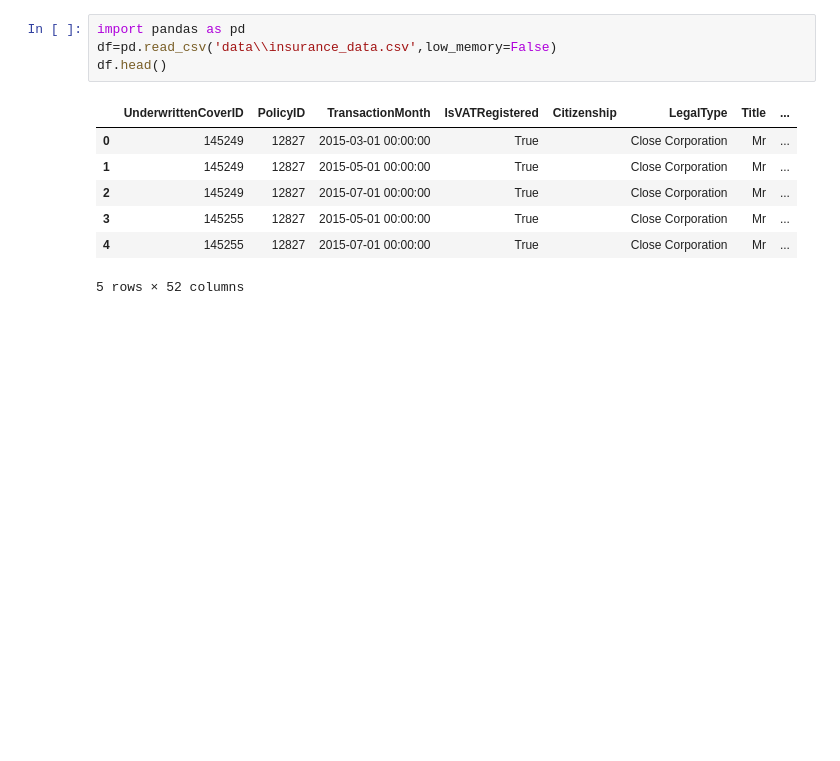
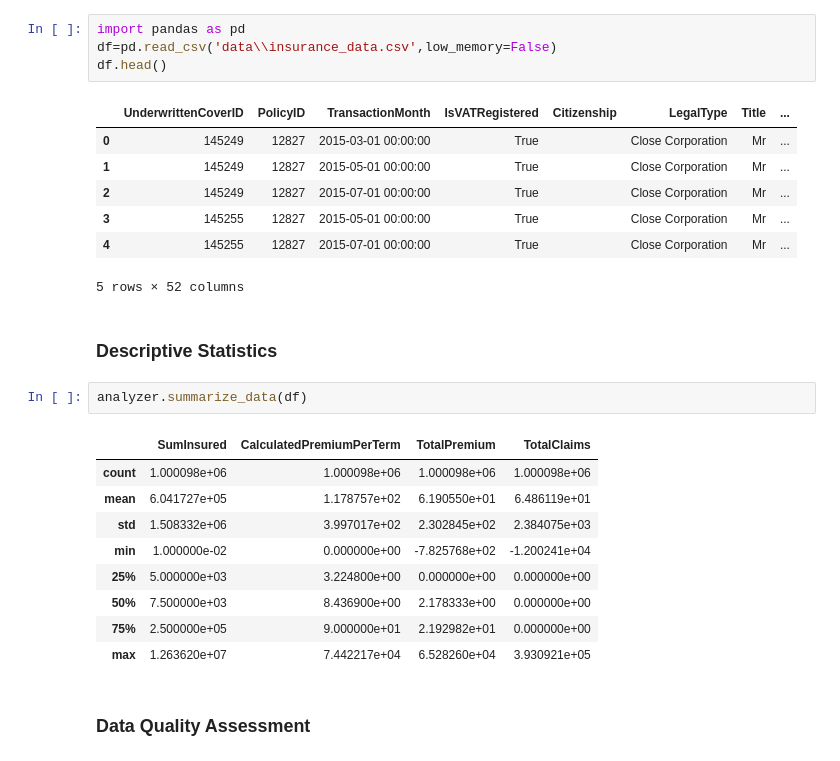
Before and after one commit to wolderufael/AlphaCare-Insurance-Solutions, a Jupyter notebook: notebook/InsuranceEdA.ipynb, the cells around one changed output. Drawn from its saved outputs; the diff is of its cells as text; blank space fills up the shorter version.

```diff
--- a/notebook/InsuranceEdA.ipynb
+++ b/notebook/InsuranceEdA.ipynb
@@ -31,3 +29,19 @@ df.head()
 | 3 | 145255 | 12827 | 2015-05-01 00:00:00 | True |  | Close Corporation | Mr | ... |
 | 4 | 145255 | 12827 | 2015-07-01 00:00:00 | True |  | Close Corporation | Mr | ... |
 5 rows × 52 columns
+# %% [markdown]
+### Descriptive Statistics
+# %%
+analyzer.summarize_data(df)
+# %% [output]
+|  | SumInsured | CalculatedPremiumPerTerm | TotalPremium | TotalClaims |
+| count | 1.000098e+06 | 1.000098e+06 | 1.000098e+06 | 1.000098e+06 |
+| mean | 6.041727e+05 | 1.178757e+02 | 6.190550e+01 | 6.486119e+01 |
+| std | 1.508332e+06 | 3.997017e+02 | 2.302845e+02 | 2.384075e+03 |
+| min | 1.000000e-02 | 0.000000e+00 | -7.825768e+02 | -1.200241e+04 |
+| 25% | 5.000000e+03 | 3.224800e+00 | 0.000000e+00 | 0.000000e+00 |
+| 50% | 7.500000e+03 | 8.436900e+00 | 2.178333e+00 | 0.000000e+00 |
+| 75% | 2.500000e+05 | 9.000000e+01 | 2.192982e+01 | 0.000000e+00 |
+| max | 1.263620e+07 | 7.442217e+04 | 6.528260e+04 | 3.930921e+05 |
+# %% [markdown]
+### Data Quality Assessment
```
Also changed, not shown: parts of 4 cells of this notebook, 1 other file.
